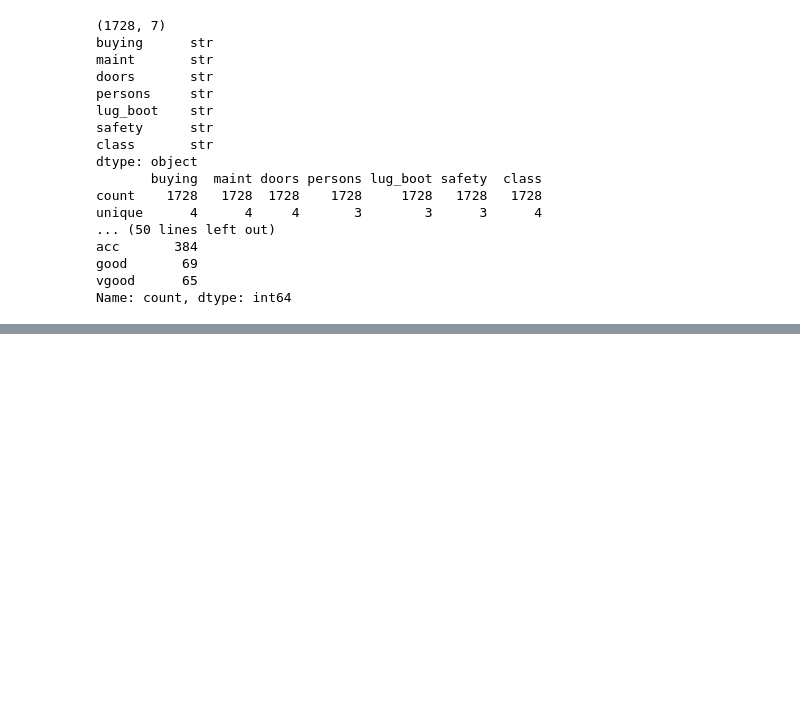
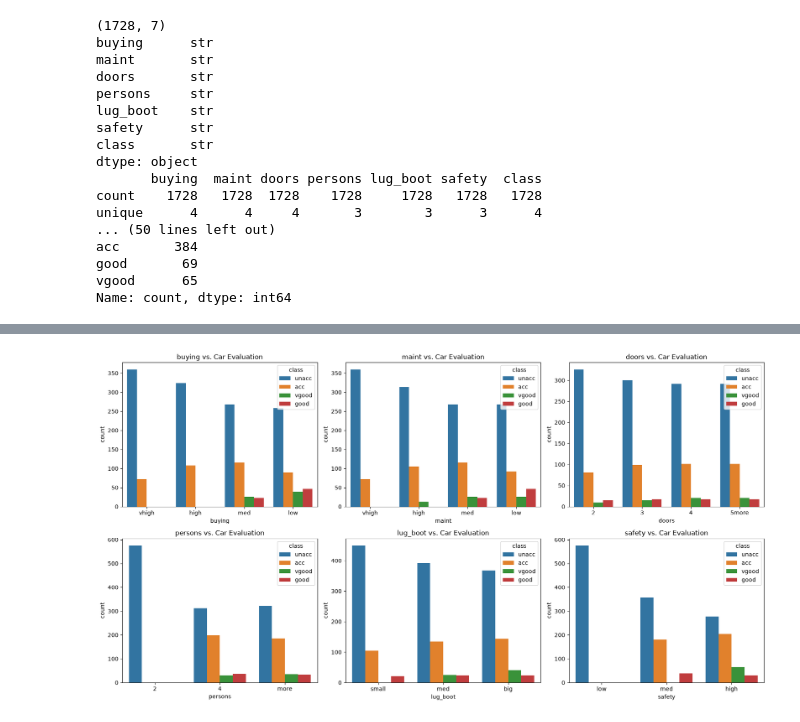
Before and after one commit to Semimona/Project2, a Jupyter notebook: Project2.ipynb, the cells around one changed output, grey strips where cells are left out. Saved outputs shown, nothing was run; the diff lists cells and outputs as text; code cells hidden in the pictures; blank space fills up the shorter version.

```diff
--- a/Project2.ipynb
+++ b/Project2.ipynb
@@ -73,0 +115,19 @@ Name: count, dtype: int64
+# %%
+fig, axes = plt.subplots(2, 3, figsize=(17, 9))
+
+for i, column in enumerate(X.columns):
+    ax = axes.flat[i]
+
+    sns.countplot(
+        data=df,
+        x=column,
+        hue='class',
+        ax=ax
+    )
+
+    ax.set_title(f'{column} vs. Car Evaluation')
+
+plt.tight_layout()
+plt.show()
+# %% [output]
+[figure, added]
```
Also changed, not shown: parts of 5 cells of this notebook.
